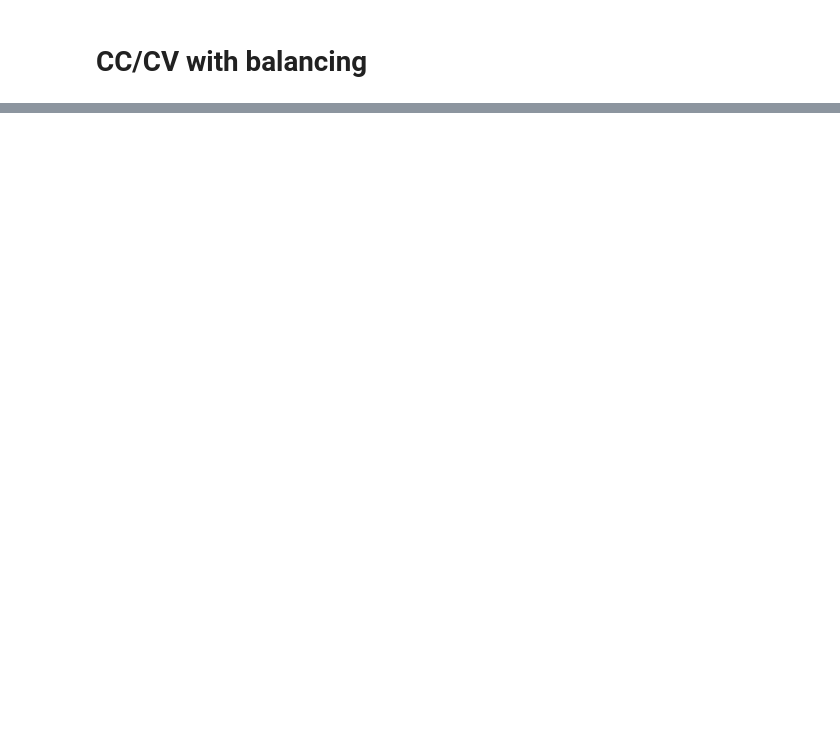
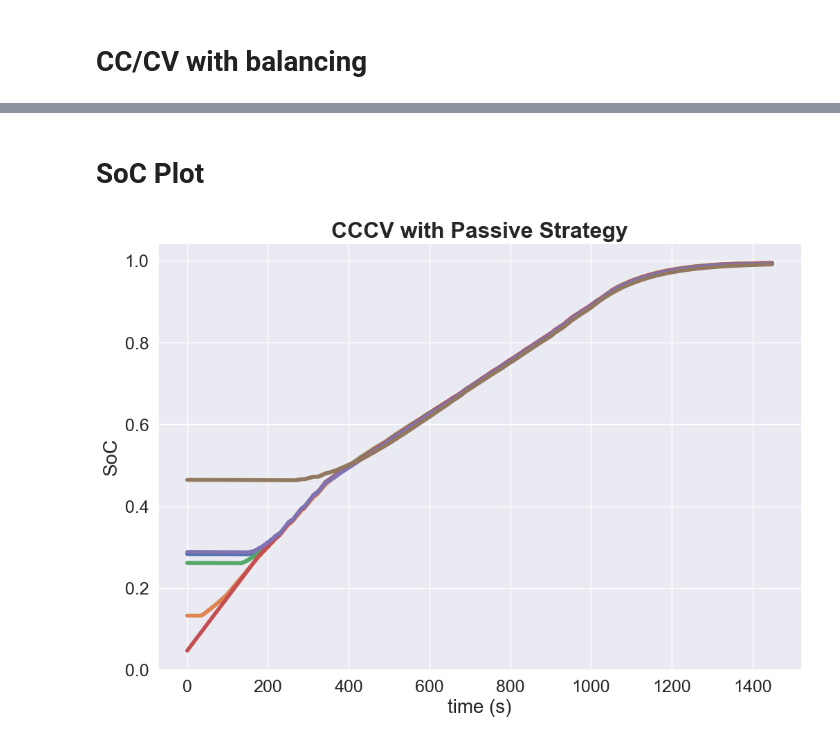
Before and after one commit to amirhosseinh77/Battery-Charging-DRL, a Jupyter notebook: LIB_Passive.ipynb, the cells around one changed output, grey strips where cells are left out. Drawn from its saved outputs; the diff is of its cells as text; code cells hidden in the pictures; blank space fills up the shorter version.

```diff
--- a/LIB_Passive.ipynb
+++ b/LIB_Passive.ipynb
@@ -160,0 +161,14 @@ plt.grid('on')
+# %% [markdown]
+# SoC Plot
+# %%
+plt.figure(figsize=(12,8))
+import matplotlib
+matplotlib.rc('xtick', labelsize=18)
+matplotlib.rc('ytick', labelsize=18)
+plt.plot(pack_res[:-1,0,:], linewidth=4)
+plt.ylabel('SoC', fontsize='20')
+plt.xlabel('time (s)', fontsize='20')
+plt.title('CCCV with Passive Strategy', fontsize='23', weight='bold')
+plt.grid('on')
+# %% [output]
+[figure, added]
```
Also changed, not shown: parts of 3 cells of this notebook, 1 other file.
